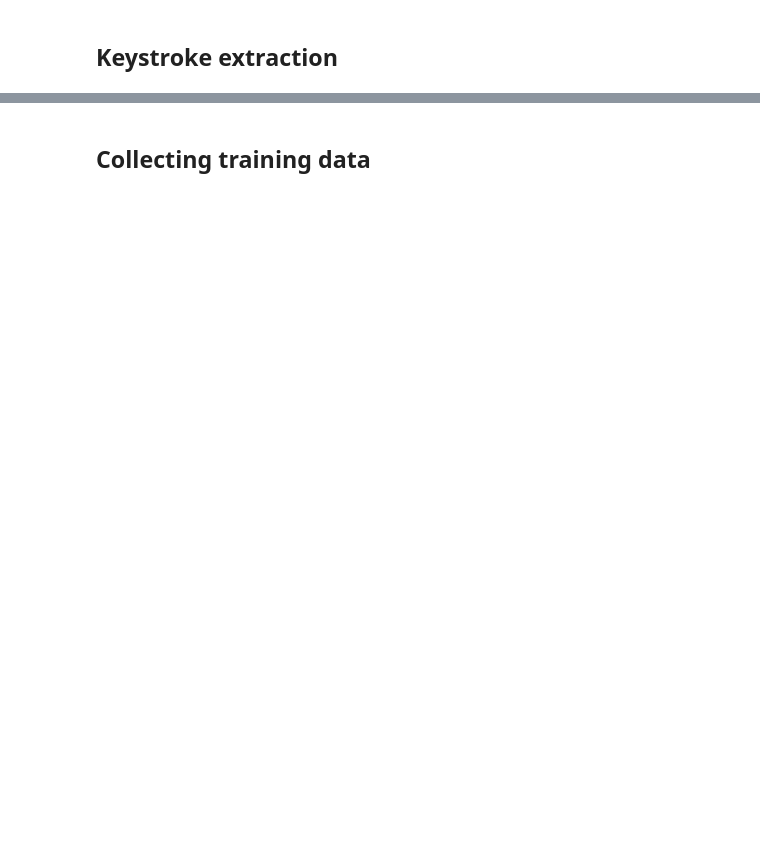
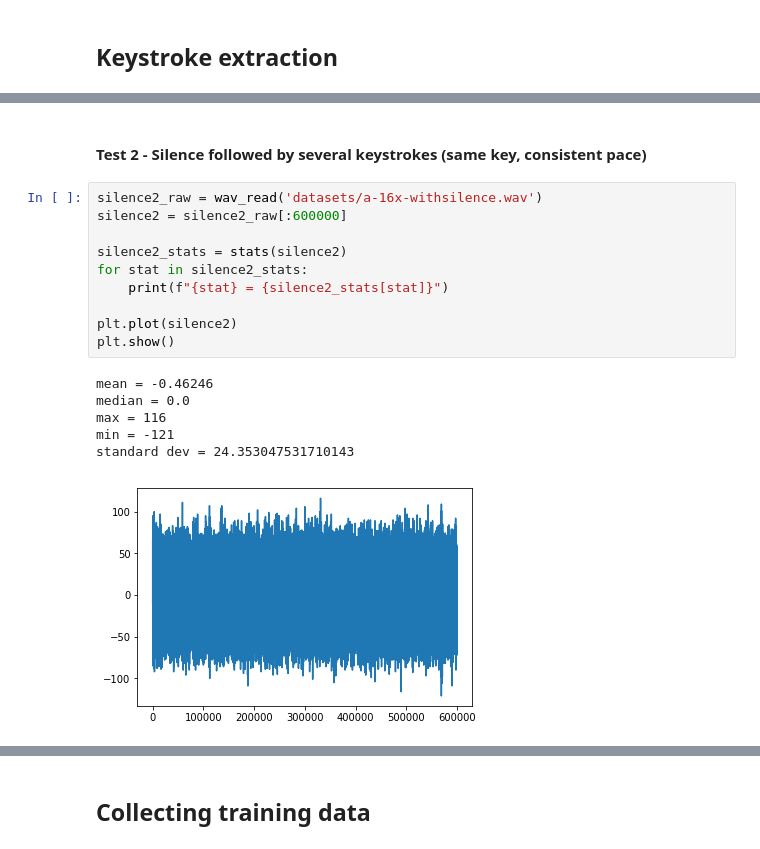
Before and after one commit to shoyo/acoustic-keylogger, a Jupyter notebook: simple_audio_processing.ipynb, the cells around one changed output, grey strips where cells are left out. Cells and saved outputs as stored; diff of their text form; blank space fills up the shorter version.

```diff
--- a/simple_audio_processing.ipynb
+++ b/simple_audio_processing.ipynb
@@ -50,0 +74,19 @@ plt.show()
+# %% [markdown]
+#### Test 2 - Silence followed by several keystrokes (same key, consistent pace)
+# %%
+silence2_raw = wav_read('datasets/a-16x-withsilence.wav')
+silence2 = silence2_raw[:600000]
+
+silence2_stats = stats(silence2)
+for stat in silence2_stats:
+    print(f"{stat} = {silence2_stats[stat]}")
+
+plt.plot(silence2)
+plt.show()
+# %% [output]
+mean = -0.46246
+median = 0.0
+max = 116
+min = -121
+standard dev = 24.353047531710143
+[figure, added]
```
Also changed, not shown: parts of 18 cells of this notebook.
